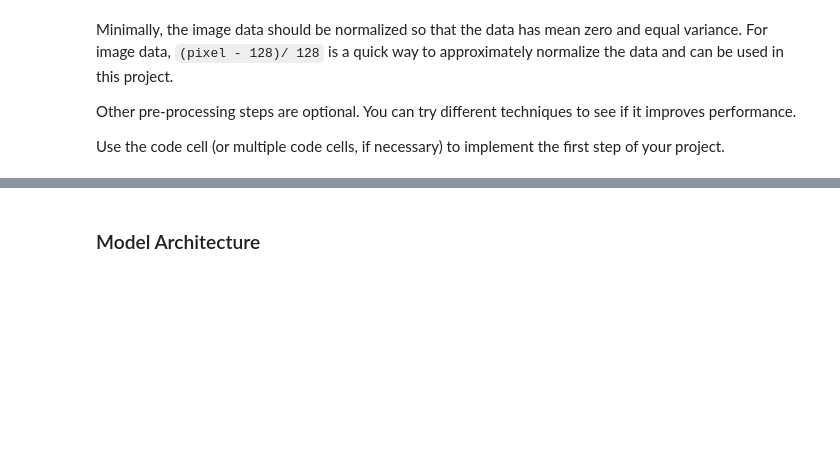
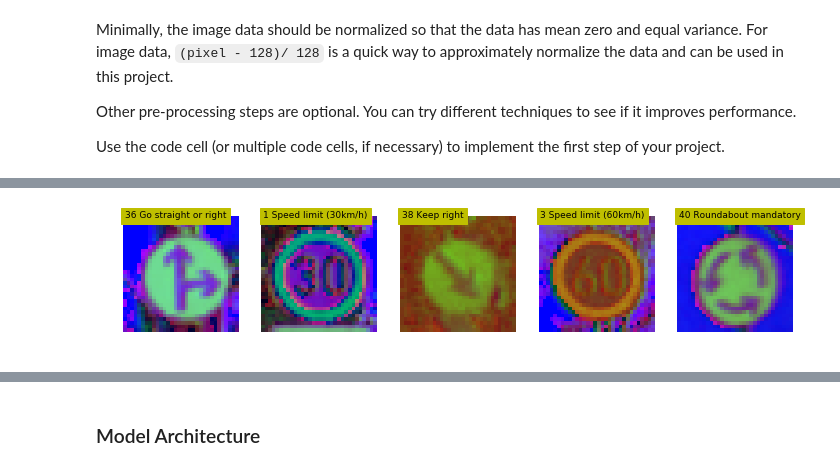
Before and after one commit to srikanth-narayanan/Traffic-Sign-Classifier, a Jupyter notebook: Traffic_Sign_Classifier.ipynb, the cells around one changed output, grey strips where cells are left out. Saved outputs shown, nothing was run; the diff lists cells and outputs as text; code cells hidden in the pictures; blank space fills up the shorter version.

```diff
--- a/Traffic_Sign_Classifier.ipynb
+++ b/Traffic_Sign_Classifier.ipynb
@@ -315,0 +469,17 @@ Model saved
+# %%
+def grayscale(img):
+    """Applies the Grayscale transform
+    This will return an image with only one color channel, The dimension is reset 3D array."""
+    return cv2.cvtColor(img, cv2.COLOR_RGB2GRAY)[:,:,np.newaxis]
+
+def HSV(img):
+    """
+    converts the given RGB image to HSV colour space
+    """
+    return cv2.cvtColor(img, cv2.COLOR_RGB2HSV)
+
+def YUV(img):
+    """
+    converts the RGB image to YUV colour space
+    """
+    return cv2.cvtColor(img, cv2.COLOR_RGB2YUV)
@@ -372,0 +631,42 @@ def grayscale(img):
+# %%
+# Running Training to understand the performance on Image transformations
+# Image HSV
+X_train = Org_X_train.copy()
+y_train = Org_y_train.copy()
+
+X_train, X_valid, y_train, y_valid = train_test_split(X_train, y_train, test_size=0.2, random_state=0)
+X_train_new = []
+X_valid_new = []
+for i in tqdm(range(np.shape(X_train)[0])):
+    X_train_new.append(HSV(X_train[i]))
+
+for i in tqdm(range(np.shape(X_valid)[0])):
+    X_valid_new.append(HSV(X_valid[i]))
+
+X_train_new = np.array(X_train_new)
+X_valid_new = np.array(X_valid_new)
+
+# Plot some new rotated image
+# Get random set of traffic sign to visualise them
+dataset, label = getrandomset(X_train_new, y_train, 5)
+# generate label dictionary to identify the traffic signs
+label_dict = readLabel(signcsvname)
+# Plot traffic signs
+plotrandom(dataset, label, label_dict)
+
+# Re Run Network to see the Performance
+# Create an Object of the LeNet5
+lenet5obj_HSV = lenet5.neuralLeNet(X_train_new, y_train, X_valid_new, y_valid, X_test, y_test)
+
+# Setup Process
+lenet5obj_HSV.process_setup(EPOCHS=10, BATCH_SIZE=128, mu=0, sigma=0.1,
+                        inputshape=(5, 5, 3, 6), x_shape=(None, 32, 32, 3),
+                        y_shape=(None), onehot_class=43, outputclass=43)
+
+# Setup training
+lenet5obj_HSV.setup_train_pipe(learning_rate=0.001)
+
+# Sstart training
+lenet5obj_HSV.train()
+# %% [output]
+[figure, added]
```
Also changed, not shown: parts of 33 cells of this notebook, 13 other files.
